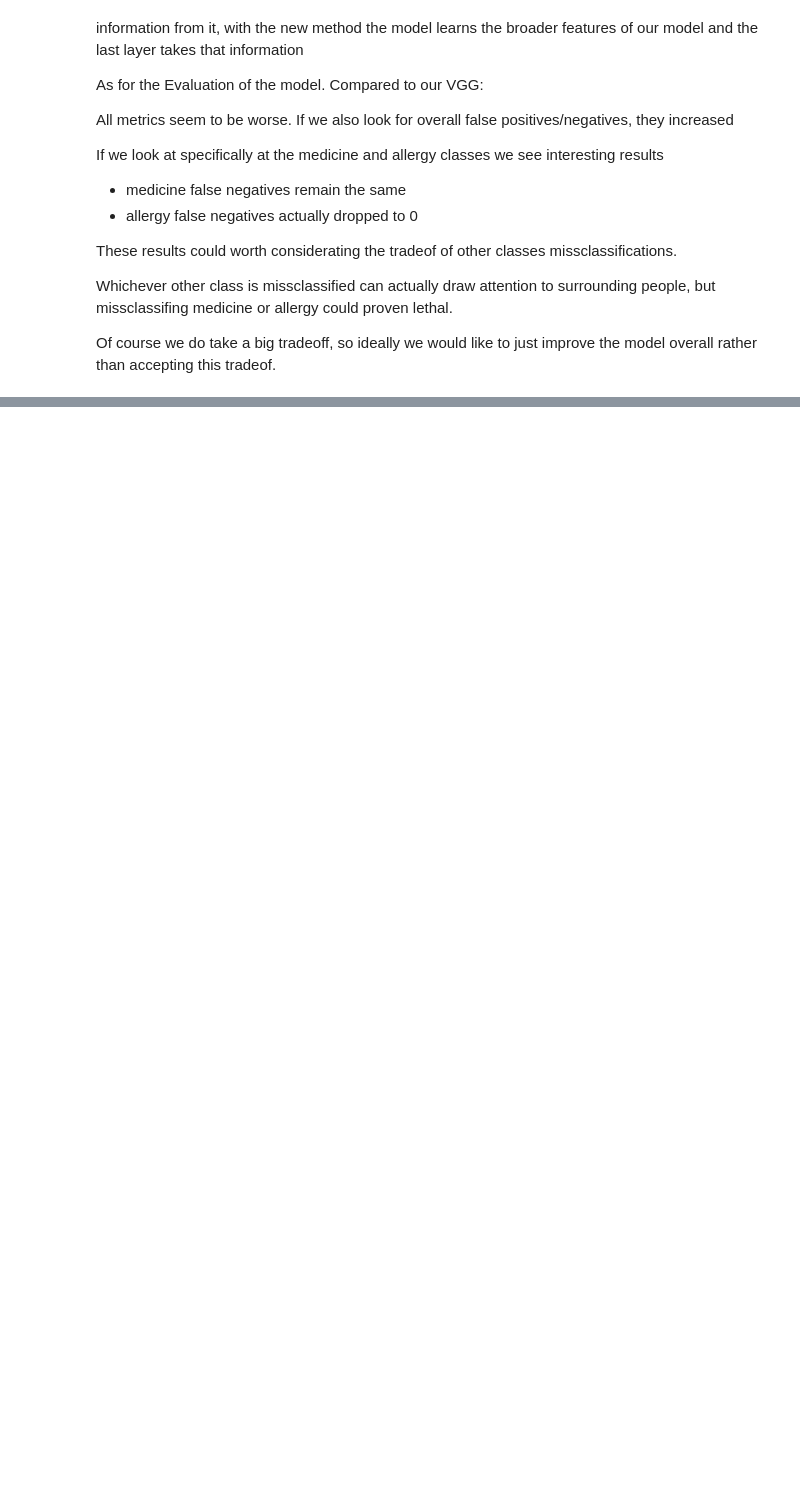
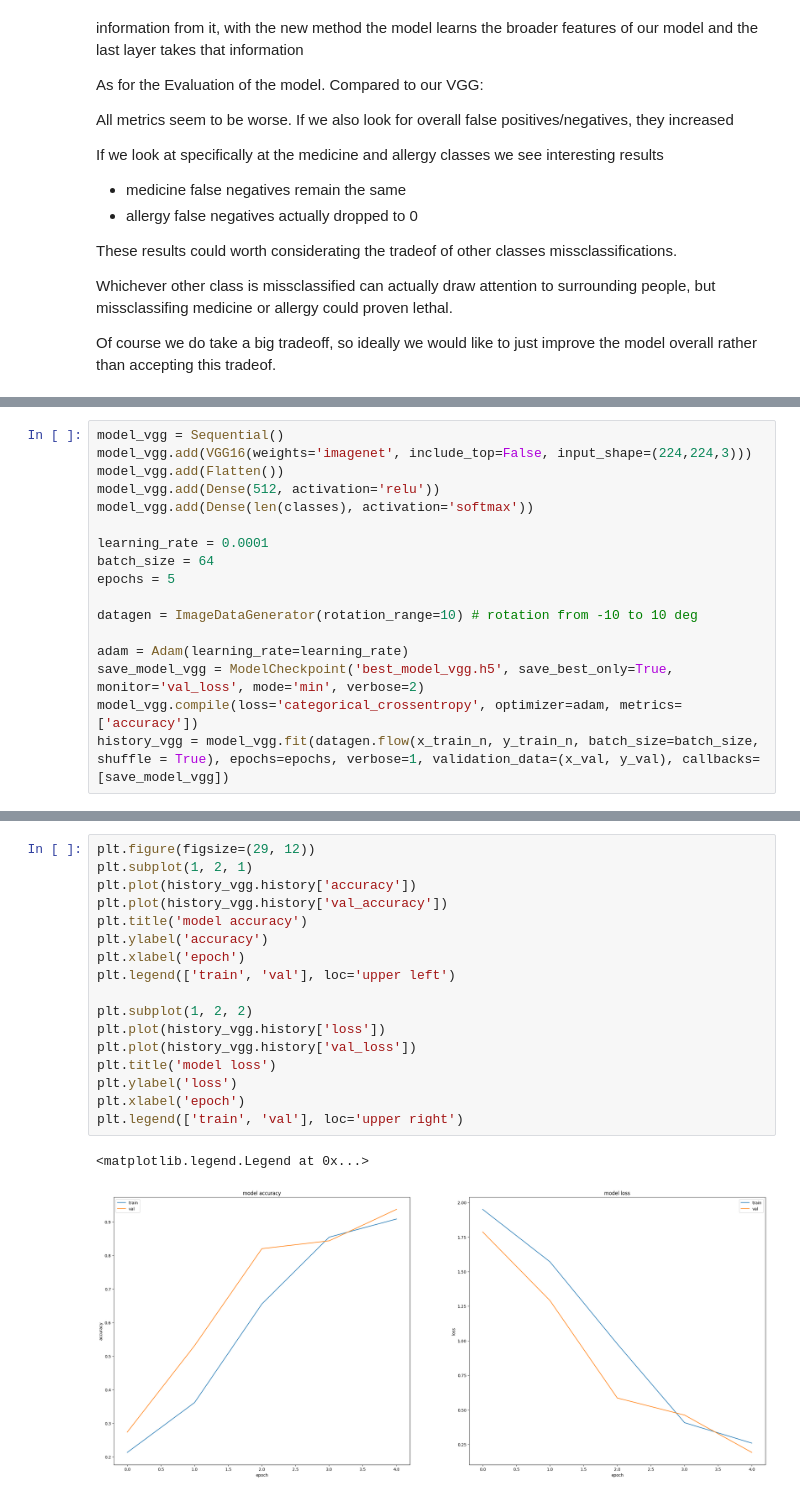
Before and after one commit to andreasZel/AIDL_A02_PROJECT_ZELIOS_ANDREAS, a Jupyter notebook: project_aidlA02_zelios_andreas_0142.ipynb, the cells around one changed output, grey strips where cells are left out. Drawn from its saved outputs; the diff is of its cells as text; blank space fills up the shorter version.

Commit message:
finished VGG data augmentation added Resnet Rotation results

```diff
--- a/project_aidlA02_zelios_andreas_0142.ipynb
+++ b/project_aidlA02_zelios_andreas_0142.ipynb
@@ -1055,0 +1062,17 @@ We will try all of them and in the end get the better result
+# %%
+model_vgg = Sequential()
+model_vgg.add(VGG16(weights='imagenet', include_top=False, input_shape=(224,224,3)))
+model_vgg.add(Flatten())
+model_vgg.add(Dense(512, activation='relu'))
+model_vgg.add(Dense(len(classes), activation='softmax'))
+
+learning_rate = 0.0001
+batch_size = 64
+epochs = 5
+
+datagen = ImageDataGenerator(rotation_range=10) # rotation from -10 to 10 deg
+
+adam = Adam(learning_rate=learning_rate)
+save_model_vgg = ModelCheckpoint('best_model_vgg.h5', save_best_only=True, monitor='val_loss', mode='min', verbose=2)
+model_vgg.compile(loss='categorical_crossentropy', optimizer=adam, metrics=['accuracy'])
+history_vgg = model_vgg.fit(datagen.flow(x_train_n, y_train_n, batch_size=batch_size, shuffle = True), epochs=epochs, verbose=1, validation_data=(x_val, y_val), callbacks=[save_model_vgg])
@@ -1055,0 +1110,20 @@ We will try all of them and in the end get the better result
+# %%
+plt.figure(figsize=(29, 12))
+plt.subplot(1, 2, 1)
+plt.plot(history_vgg.history['accuracy'])
+plt.plot(history_vgg.history['val_accuracy'])
+plt.title('model accuracy')
+plt.ylabel('accuracy')
+plt.xlabel('epoch')
+plt.legend(['train', 'val'], loc='upper left')
+
+plt.subplot(1, 2, 2)
+plt.plot(history_vgg.history['loss'])
+plt.plot(history_vgg.history['val_loss'])
+plt.title('model loss')
+plt.ylabel('loss')
+plt.xlabel('epoch')
+plt.legend(['train', 'val'], loc='upper right')
+# %% [output]
+<matplotlib.legend.Legend at 0x...>
+[figure, added]
```
Also changed, not shown: parts of 34 cells of this notebook.
